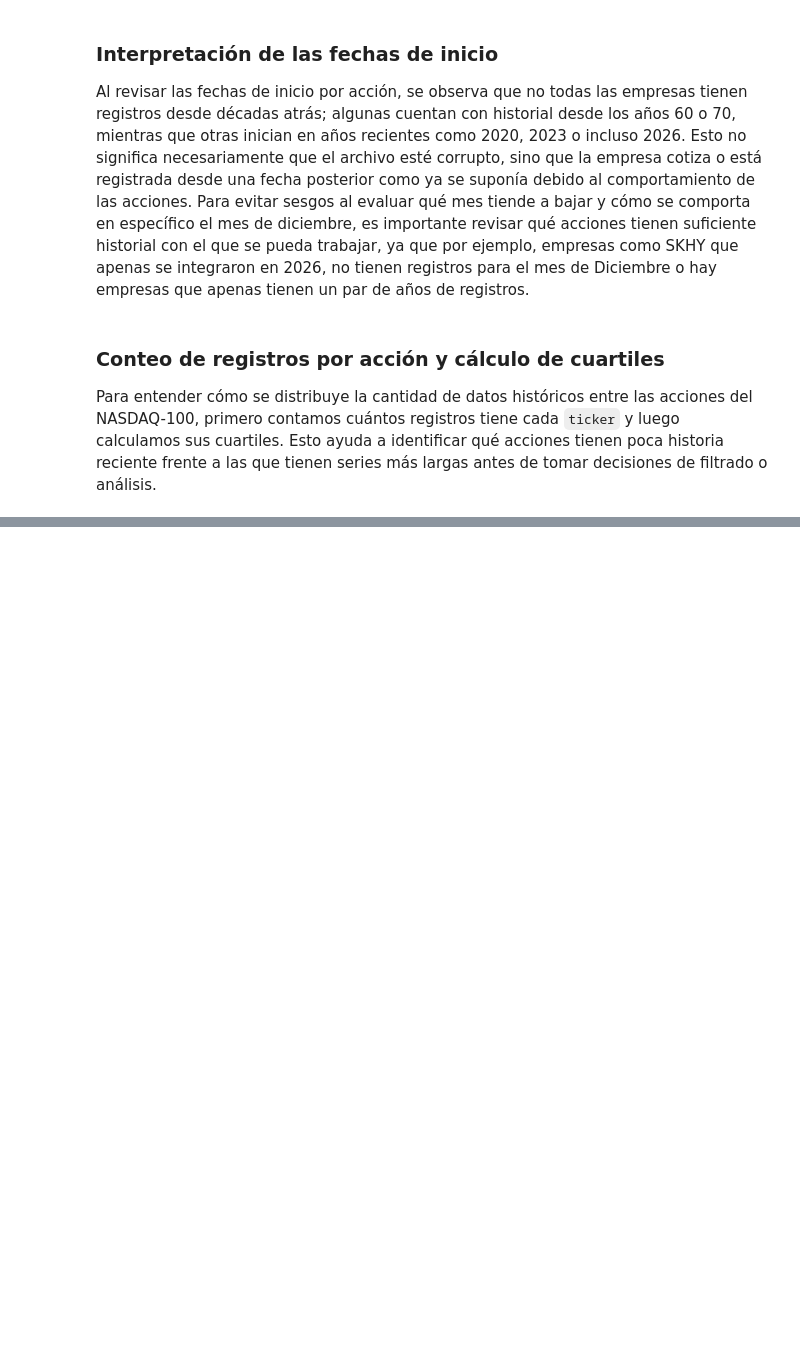
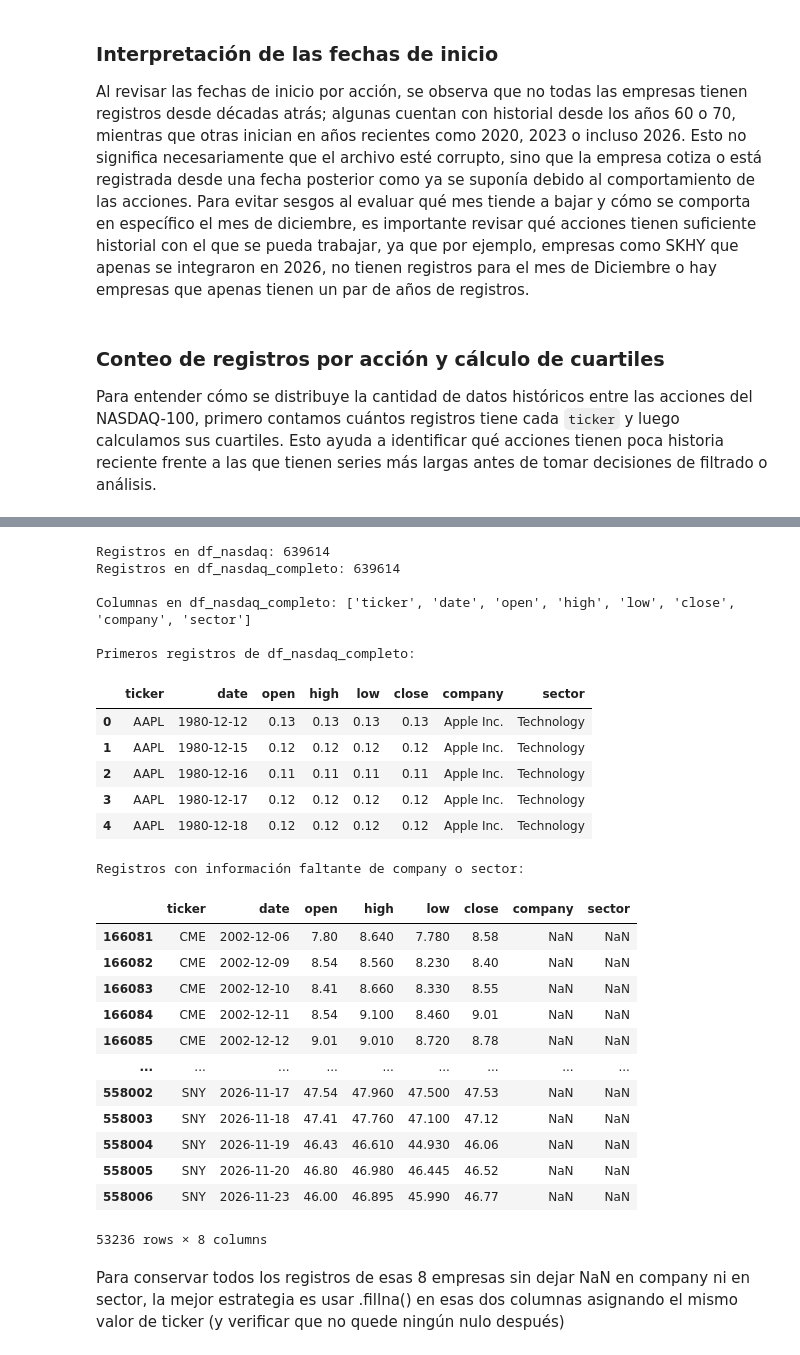
Before and after one commit to dianapao-fernandez/nasdaq100-seasonality-analysis, a Jupyter notebook: nasdaq100-seasonality-analysis.ipynb, the cells around one changed output, grey strips where cells are left out. Drawn from its saved outputs; the diff is of its cells as text; code cells hidden in the pictures; blank space fills up the shorter version.

```diff
--- a/nasdaq100-seasonality-analysis.ipynb
+++ b/nasdaq100-seasonality-analysis.ipynb
@@ -215,0 +586,12 @@ Límite superior: 20,525 registros
+# %%
+ruta_extra = kagglehub.dataset_download("gilbertothay/nasdaq100")
+print(ruta_extra)
+
+dataframe_extra = glob.glob(os.path.join(ruta_extra, "*.csv"))
+print(f"\nArchivos encontrados:", dataframe_extra)
+
+df_info_tickers = pd.read_csv(dataframe_extra[0])
+print(f"\nColumnas disponibles:", df_info_tickers.columns.tolist())
+display(df_info_tickers.head())
+print(f"\nInformación general del dataset complementario:")
+print(df_info_tickers.info())
@@ -215,0 +629,12 @@ Límite superior: 20,525 registros
+# %%
+# Primero verificamos que los tickers en df_info_tickers estén en el mismo formato que los de df_nasdaq, es decir, en mayúsculas y sin espacios.
+df_info_tickers["ticker"] = df_info_tickers["ticker"].astype("string").str.strip().str.upper()
+
+# Validamos que los tickers de df_info_tickers estén presentes en df_nasdaq
+tickers_nasdaq = set(df_nasdaq["ticker"].unique())
+print(f"Tickers únicos en df_nasdaq: {len(tickers_nasdaq)}")
+tickers_info = set(df_info_tickers["ticker"].unique())
+print(f"Tickers únicos en df_info_tickers: {len(tickers_info)}")
+tickers_comunes = tickers_nasdaq.intersection(tickers_info)
+print(f"Tickers en ambos datasets: {len(tickers_comunes)}")
+print(f"Nombres de tickers en df_nasdaq pero no en df_info_tickers: {tickers_nasdaq - tickers_info}")
@@ -215,0 +648,43 @@ Límite superior: 20,525 registros
+# %%
+df_nasdaq_completo = df_nasdaq.merge(df_info_tickers[['ticker','company', 'sector']], on="ticker", how="left")
+
+# Verificamos que los registros totales no hayan cambiado después del merge
+print(f"Registros en df_nasdaq: {len(df_nasdaq)}")
+print(f"Registros en df_nasdaq_completo: {len(df_nasdaq_completo)}")
+
+print(f"\nColumnas en df_nasdaq_completo:", df_nasdaq_completo.columns.tolist())
+print(f"\nPrimeros registros de df_nasdaq_completo:")
+display(df_nasdaq_completo.head())
+
+# Verificamos los registros con NaN de acuerdo a los tickers que identificamos como faltantes
+print(f"\nRegistros con información faltante de company o sector:")
+display(df_nasdaq_completo[df_nasdaq_completo['company'].isna() | df_nasdaq_completo['sector'].isna()])
+# %% [output]
+Registros en df_nasdaq: 639614
+Registros en df_nasdaq_completo: 639614
+
+Columnas en df_nasdaq_completo: ['ticker', 'date', 'open', 'high', 'low', 'close', 'company', 'sector']
+
+Primeros registros de df_nasdaq_completo:
+|  | ticker | date | open | high | low | close | company | sector |
+| 0 | AAPL | 1980-12-12 | 0.13 | 0.13 | 0.13 | 0.13 | Apple Inc. | Technology |
+| 1 | AAPL | 1980-12-15 | 0.12 | 0.12 | 0.12 | 0.12 | Apple Inc. | Technology |
+| 2 | AAPL | 1980-12-16 | 0.11 | 0.11 | 0.11 | 0.11 | Apple Inc. | Technology |
+| 3 | AAPL | 1980-12-17 | 0.12 | 0.12 | 0.12 | 0.12 | Apple Inc. | Technology |
+| 4 | AAPL | 1980-12-18 | 0.12 | 0.12 | 0.12 | 0.12 | Apple Inc. | Technology |
+Registros con información faltante de company o sector:
+|  | ticker | date | open | high | low | close | company | sector |
+| 166081 | CME | 2002-12-06 | 7.80 | 8.640 | 7.780 | 8.58 | NaN | NaN |
+| 166082 | CME | 2002-12-09 | 8.54 | 8.560 | 8.230 | 8.40 | NaN | NaN |
+| 166083 | CME | 2002-12-10 | 8.41 | 8.660 | 8.330 | 8.55 | NaN | NaN |
+| 166084 | CME | 2002-12-11 | 8.54 | 9.100 | 8.460 | 9.01 | NaN | NaN |
+| 166085 | CME | 2002-12-12 | 9.01 | 9.010 | 8.720 | 8.78 | NaN | NaN |
+| ... | ... | ... | ... | ... | ... | ... | ... | ... |
+| 558002 | SNY | 2026-11-17 | 47.54 | 47.960 | 47.500 | 47.53 | NaN | NaN |
+| 558003 | SNY | 2026-11-18 | 47.41 | 47.760 | 47.100 | 47.12 | NaN | NaN |
+| 558004 | SNY | 2026-11-19 | 46.43 | 46.610 | 44.930 | 46.06 | NaN | NaN |
+| 558005 | SNY | 2026-11-20 | 46.80 | 46.980 | 46.445 | 46.52 | NaN | NaN |
+| 558006 | SNY | 2026-11-23 | 46.00 | 46.895 | 45.990 | 46.77 | NaN | NaN |
+53236 rows × 8 columns
+# %% [markdown]
+Para conservar todos los registros de esas 8 empresas sin dejar NaN en company ni en sector, la mejor estrategia es usar .fillna() en esas dos columnas asignando el mismo valor de ticker (y verificar que no quede ningún nulo después)
```
Also changed, not shown: parts of 23 cells of this notebook.
